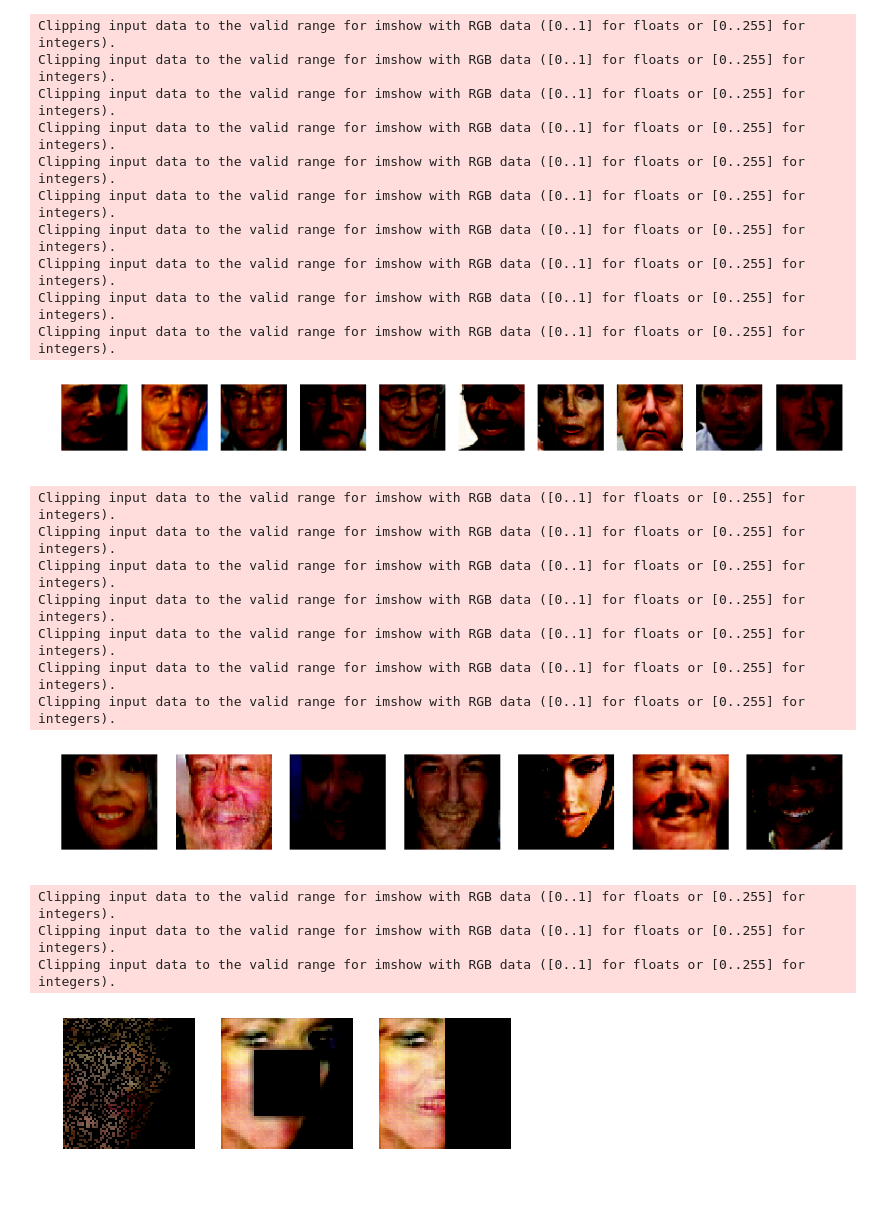
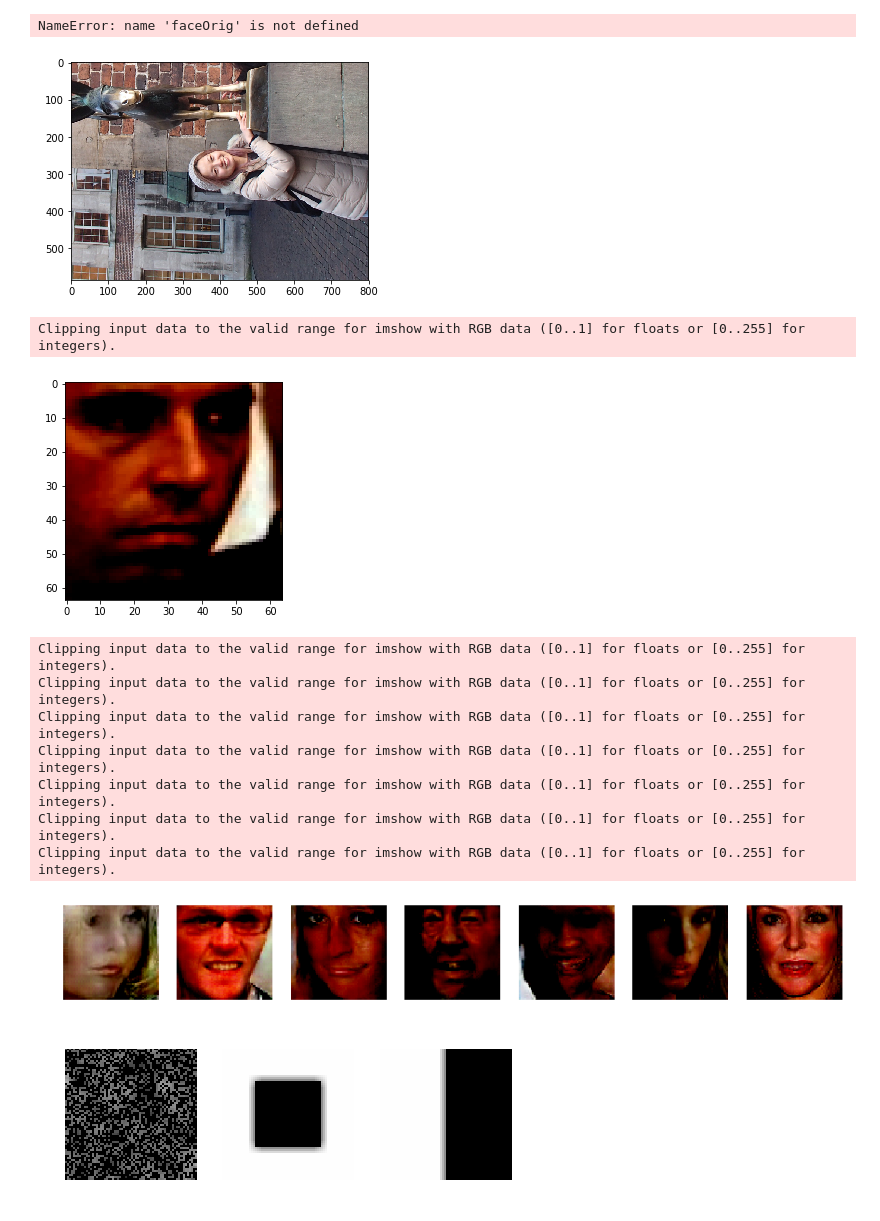
Before and after one commit to nlune/DCGAN-2019, a Jupyter notebook: DCGAN_pretrained_Lune.ipynb, the cells around one changed output. Saved outputs shown, nothing was run; the diff lists cells and outputs as text; code cells hidden in the pictures.

```diff
--- a/DCGAN_pretrained_Lune.ipynb
+++ b/DCGAN_pretrained_Lune.ipynb
@@ -10,4 +13,32 @@ from scipy.signal import convolve2d
 %matplotlib inline
+# %%
+from imutils.face_utils import FaceAligner
+from imutils.face_utils import rect_to_bb
+import argparse
+import imutils
+
+
+image = imread('mich.jpg')
+
+detector = dlib.get_frontal_face_detector()
+predictor = dlib.shape_predictor("shape_predictor_68_face_landmarks.dat")
+fa = FaceAligner(predictor, desiredFaceWidth=64)
+
+image = imutils.resize(image, width=800)
+gray = cv2.cvtColor(image, cv2.COLOR_BGR2GRAY)
+
+plt.imshow(image)
+rects = detector(gray, 2)
+
+for rect in rects:
+    # extract the ROI of the *original* face, then align the face
+    # using facial landmarks
+    (x, y, w, h) = rect_to_bb(rect)
+    faceOrig = imutils.resize(image[y:y + h, x:x + w], width=256)
+    faceAligned = fa.align(image, gray, rect)
+# %% [output]
+NameError: name 'faceOrig' is not defined
+[figure, added]
 # %%
 def loadpb(filename, model_name='dcgan'):
     """Loads pretrained graph from ProtoBuf file
@@ -48,44 +82,31 @@ channels = 3
 # %%
 # data TODO
 
-
 dataset = tf.data.TFRecordDataset(filenames="data.tfrecord")
-dataset  = dataset.map(datahelper.extract_fn)
+dataset  = dataset.map(func.extract_fn)
 
 # dataset = tf.data.TFRecordDataset.from_tensor_slices(dataset)
-dataset = dataset.shuffle(buffer_size=300)
-dataset = dataset.batch(BATCH_SIZE)
+dataset = dataset.shuffle(buffer_size=100)
+dataset = dataset.batch(1)
 
 
 iterator = tf.data.Iterator.from_structure(dataset.output_types, dataset.output_shapes)
 init_op = iterator.make_initializer(dataset)
 
 # batched data to feed in
 image_data = iterator.get_next()
+
 image_data = tf.cast((image_data/255)*2  - 1, dtype=tf.float32)
 
 
 # visualize original data
 with tf.Session() as sess:
     sess.run(init_op)
     real_img = np.array(sess.run(image_data))
-    fig, ax = plt.subplots(1,10,figsize=(15,15))
-    for i in range(10):
-        _img = real_img[i,:,:,:]
-        ax[i].imshow(_img)
-        ax[i].axis('off')
+    plt.imshow(real_img[0,:,:,:])
 # %% [output]
 Clipping input data to the valid range for imshow with RGB data ([0..1] for floats or [0..255] for integers).
-Clipping input data to the valid range for imshow with RGB data ([0..1] for floats or [0..255] for integers).
-Clipping input data to the valid range for imshow with RGB data ([0..1] for floats or [0..255] for integers).
-Clipping input data to the valid range for imshow with RGB data ([0..1] for floats or [0..255] for integers).
-Clipping input data to the valid range for imshow with RGB data ([0..1] for floats or [0..255] for integers).
-Clipping input data to the valid range for imshow with RGB data ([0..1] for floats or [0..255] for integers).
-Clipping input data to the valid range for imshow with RGB data ([0..1] for floats or [0..255] for integers).
-Clipping input data to the valid range for imshow with RGB data ([0..1] for floats or [0..255] for integers).
-Clipping input data to the valid range for imshow with RGB data ([0..1] for floats or [0..255] for integers).
-Clipping input data to the valid range for imshow with RGB data ([0..1] for floats or [0..255] for integers).
-[figure, old version]
+[figure, new version]
 # %%
 # load frozen graph
 graph, graph_def = loadpb("dcgan-100.pb")
@@ -119,7 +140,7 @@ Clipping input data to the valid range for imshow with RGB data ([0..1] for floa
 Clipping input data to the valid range for imshow with RGB data ([0..1] for floats or [0..255] for integers).
 Clipping input data to the valid range for imshow with RGB data ([0..1] for floats or [0..255] for integers).
 Clipping input data to the valid range for imshow with RGB data ([0..1] for floats or [0..255] for integers).
-[figure, old version]
+[figure, new version]
 # %%
 def make_mask(mask_type, weighted_mask = True, rgb = True, img_size = 64, ratio = 0.25, nsize = 7):
     # mask_type can be center, random, or half
@@ -156,18 +177,15 @@ def make_mask(mask_type, weighted_mask = True, rgb = True, img_size = 64, ratio
 
 
 
-msk = [make_mask('random'), make_mask('center'), make_mask('half', weighted_mask=False)]
+msk = [make_mask('random', rgb=True), make_mask('center', rgb=True), make_mask('half', weighted_mask=True)]
 
 
 
 # visualize mask types
 fig, ax = plt.subplots(1,3,figsize=(8,8))
 for i in range(3):
-    newimg = img*msk[i]
+    newimg = msk[i]
     ax[i].imshow(newimg)
     ax[i].axis('off')
 # %% [output]
-Clipping input data to the valid range for imshow with RGB data ([0..1] for floats or [0..255] for integers).
-Clipping input data to the valid range for imshow with RGB data ([0..1] for floats or [0..255] for integers).
-Clipping input data to the valid range for imshow with RGB data ([0..1] for floats or [0..255] for integers).
-[figure, old version]
+[figure, new version]
```
Also changed, not shown: parts of 10 cells of this notebook, 10 other files.
